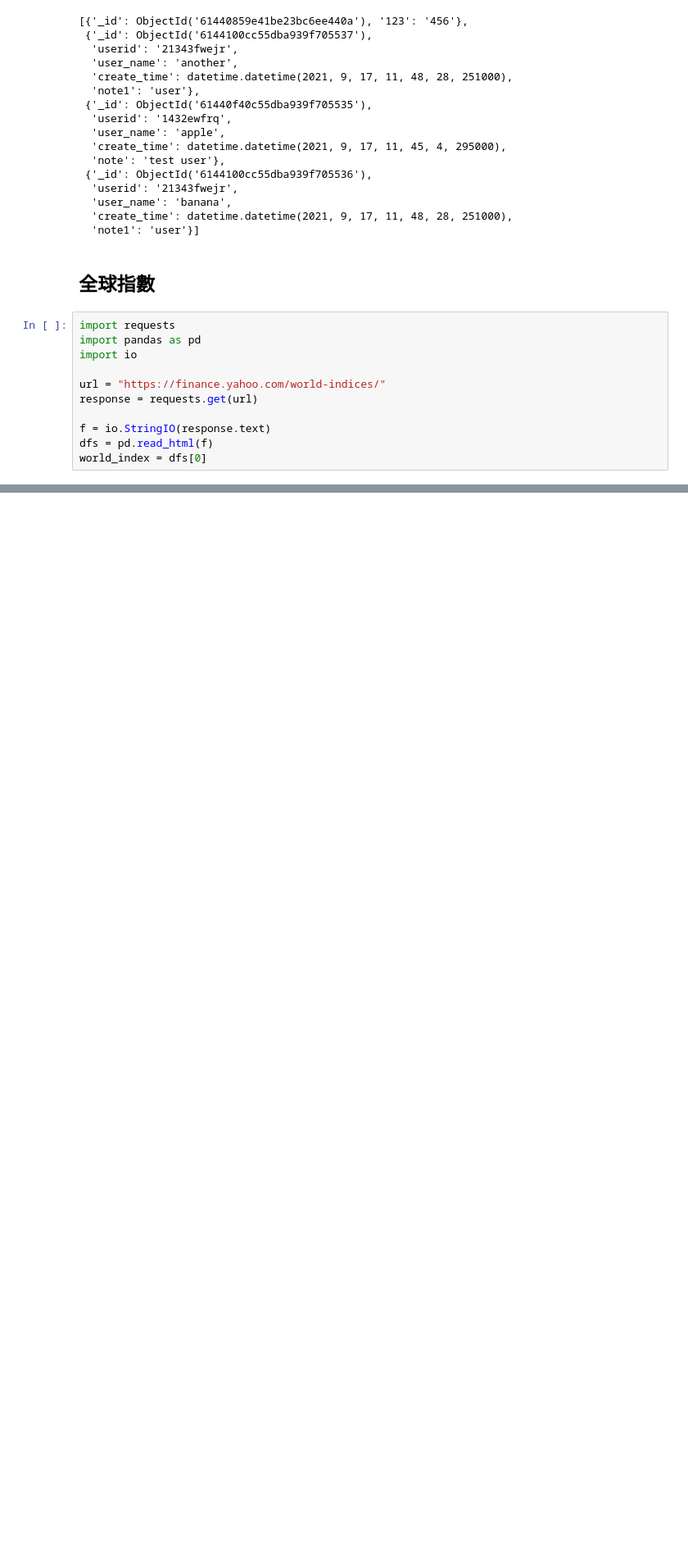
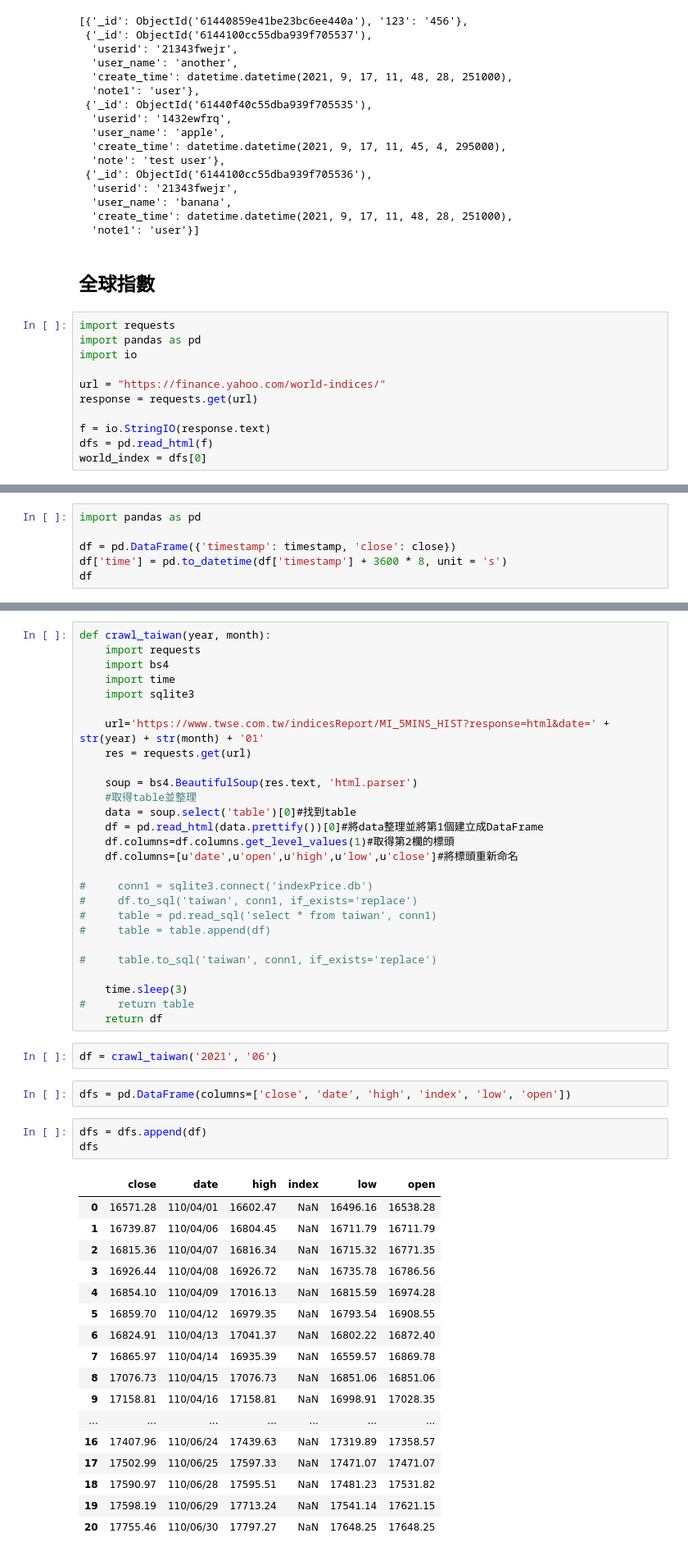
Before and after one commit to renguangz/stockapp, a Jupyter notebook: api/data/brokers.ipynb, the cells around one changed output, grey strips where cells are left out. Shown at 82% size. Drawn from its saved outputs; the diff is of its cells as text; blank space fills up the shorter version.

```diff
--- a/api/data/brokers.ipynb
+++ b/api/data/brokers.ipynb
@@ -522,0 +503,6 @@ stock_data('2330.TW')
+# %%
+import pandas as pd
+
+df = pd.DataFrame({'timestamp': timestamp, 'close': close})
+df['time'] = pd.to_datetime(df['timestamp'] + 3600 * 8, unit = 's')
+df
@@ -522,0 +530,52 @@ stock_data('2330.TW')
+# %%
+def crawl_taiwan(year, month):
+    import requests
+    import bs4
+    import time
+    import sqlite3
+
+    url='https://www.twse.com.tw/indicesReport/MI_5MINS_HIST?response=html&date=' + str(year) + str(month) + '01'
+    res = requests.get(url)
+
+    soup = bs4.BeautifulSoup(res.text, 'html.parser')
+    #取得table並整理
+    data = soup.select('table')[0]#找到table
+    df = pd.read_html(data.prettify())[0]#將data整理並將第1個建立成DataFrame
+    df.columns=df.columns.get_level_values(1)#取得第2欄的標頭
+    df.columns=[u'date',u'open',u'high',u'low',u'close']#將標頭重新命名
+
+#     conn1 = sqlite3.connect('indexPrice.db')
+#     df.to_sql('taiwan', conn1, if_exists='replace')
+#     table = pd.read_sql('select * from taiwan', conn1)
+#     table = table.append(df)
+
+#     table.to_sql('taiwan', conn1, if_exists='replace')
+
+    time.sleep(3)
+#     return table
+    return df
+# %%
+df = crawl_taiwan('2021', '06')
+# %%
+dfs = pd.DataFrame(columns=['close', 'date', 'high', 'index', 'low', 'open'])
+# %%
+dfs = dfs.append(df)
+dfs
+# %% [output]
+|  | close | date | high | index | low | open |
+| 0 | 16571.28 | 110/04/01 | 16602.47 | NaN | 16496.16 | 16538.28 |
+| 1 | 16739.87 | 110/04/06 | 16804.45 | NaN | 16711.79 | 16711.79 |
+| 2 | 16815.36 | 110/04/07 | 16816.34 | NaN | 16715.32 | 16771.35 |
+| 3 | 16926.44 | 110/04/08 | 16926.72 | NaN | 16735.78 | 16786.56 |
+| 4 | 16854.10 | 110/04/09 | 17016.13 | NaN | 16815.59 | 16974.28 |
+| 5 | 16859.70 | 110/04/12 | 16979.35 | NaN | 16793.54 | 16908.55 |
+| 6 | 16824.91 | 110/04/13 | 17041.37 | NaN | 16802.22 | 16872.40 |
+| 7 | 16865.97 | 110/04/14 | 16935.39 | NaN | 16559.57 | 16869.78 |
+| 8 | 17076.73 | 110/04/15 | 17076.73 | NaN | 16851.06 | 16851.06 |
+| 9 | 17158.81 | 110/04/16 | 17158.81 | NaN | 16998.91 | 17028.35 |
+| ... | ... | ... | ... | ... | ... | ... |
+| 16 | 17407.96 | 110/06/24 | 17439.63 | NaN | 17319.89 | 17358.57 |
+| 17 | 17502.99 | 110/06/25 | 17597.33 | NaN | 17471.07 | 17471.07 |
+| 18 | 17590.97 | 110/06/28 | 17595.51 | NaN | 17481.23 | 17531.82 |
+| 19 | 17598.19 | 110/06/29 | 17713.24 | NaN | 17541.14 | 17621.15 |
+| 20 | 17755.46 | 110/06/30 | 17797.27 | NaN | 17648.25 | 17648.25 |
```
Also changed, not shown: parts of 12 cells of this notebook, 37 other files.
